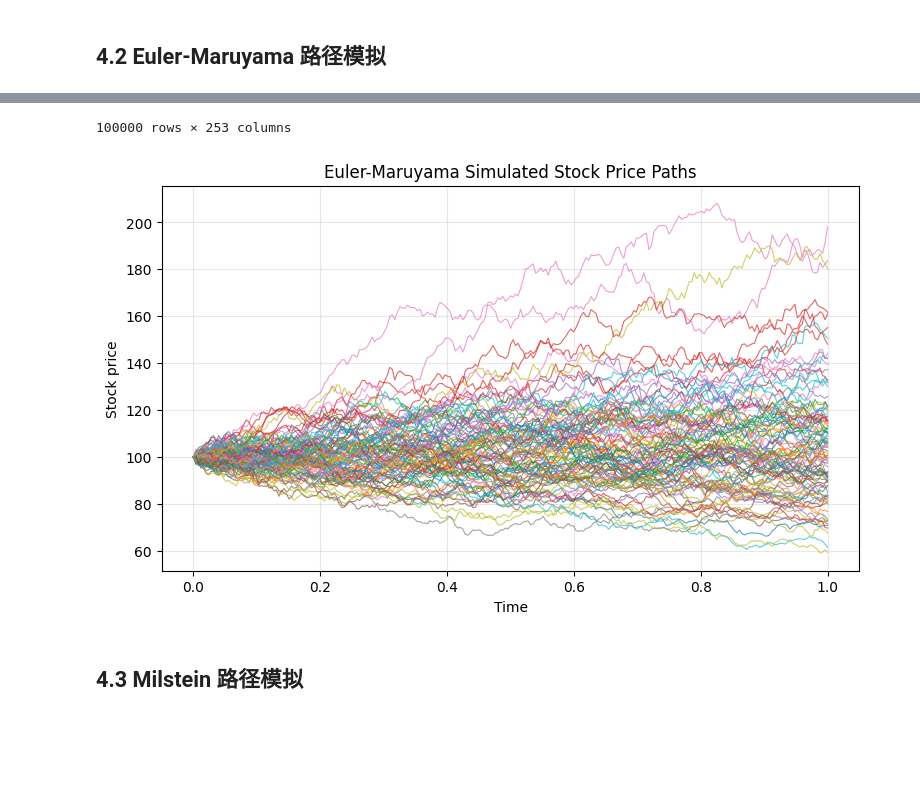
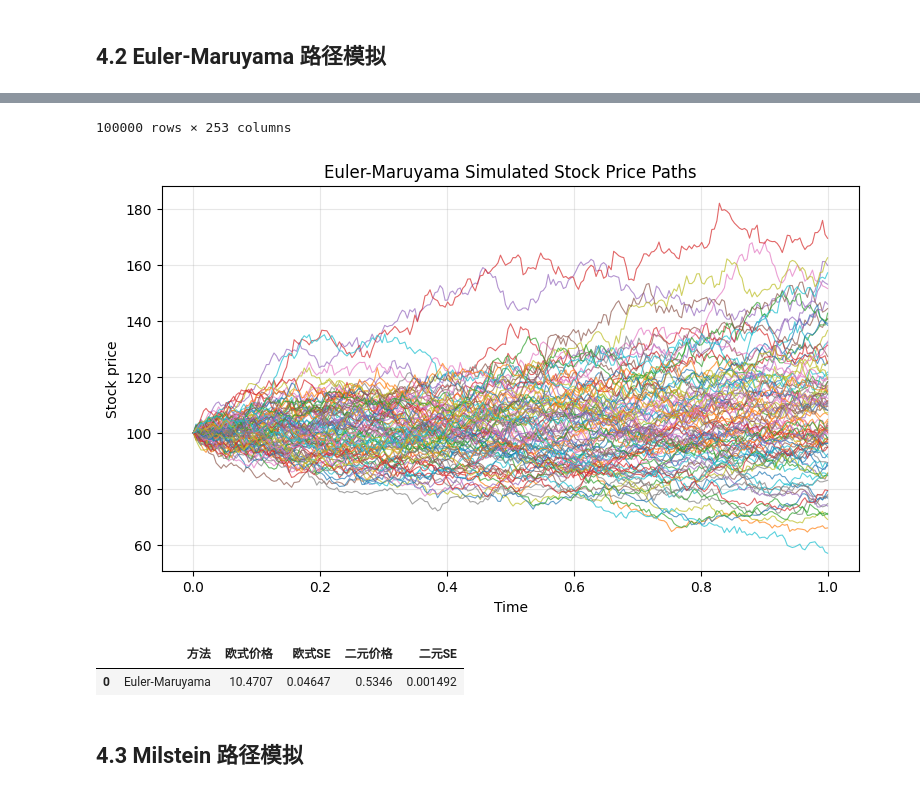
Before and after one commit to xption/CQFLearning, a Jupyter notebook: Exam2/Answer.ipynb, the cells around one changed output, grey strips where cells are left out. Saved outputs shown, nothing was run; the diff lists cells and outputs as text; code cells hidden in the pictures; blank space fills up the shorter version.

```diff
--- a/Exam2/Answer.ipynb
+++ b/Exam2/Answer.ipynb
@@ -180,6 +180,13 @@ def price_options_from_terminal_stock(S_T):
     euro_price, euro_se = monte_carlo_pricing(S_T, "european", strike=K, rate=r, maturity=T)
     binary_price, binary_se = monte_carlo_pricing(S_T, "binary", strike=K, rate=r, maturity=T)
     return euro_price, euro_se, binary_price, binary_se
+
+def make_single_method_pricing_table(method_name, euro_price, euro_se, binary_price, binary_se):
+    table = pd.DataFrame(
+        [[method_name, euro_price, euro_se, binary_price, binary_se]],
+        columns=["方法", "欧式价格", "欧式SE", "二元价格", "二元SE"],
+    )
+    return table.round({"欧式价格": 4, "欧式SE": 6, "二元价格": 4, "二元SE": 6})
 # %% [markdown]
 ## 4.1 GBM closed-form solution 路径模拟
 
@@ -211,5 +223,8 @@ euler_paths = simulate_euler_paths(S0, r, sigma, T, baseline_n_paths, baseline_n
 euler_paths_df = pd.DataFrame(euler_paths)
 display(euler_paths_df)
 plot_simulated_paths(euler_paths, "Euler-Maruyama Simulated Stock Price Paths")
+
+euler_euro_price_base, euler_euro_se_base, euler_binary_price_base, euler_binary_se_base = price_options_from_terminal_stock(euler_paths[:, -1])
+display(make_single_method_pricing_table("Euler-Maruyama", euler_euro_price_base, euler_euro_se_base, euler_binary_price_base, euler_binary_se_base))
 # %% [output]
 |  | 0 | 1 | 2 | 3 | 4 | 5 | 6 | 7 | 8 | 9 | ... | ... |
@@ -227,5 +242,7 @@ plot_simulated_paths(euler_paths, "Euler-Maruyama Simulated Stock Price Paths")
 100000 rows × 253 columns
-[figure, old version]
+[figure, new version]
+|  | 方法 | 欧式价格 | 欧式SE | 二元价格 | 二元SE |
+| 0 | Euler-Maruyama | 10.4707 | 0.04647 | 0.5346 | 0.001492 |
 # %% [markdown]
 ## 4.3 Milstein 路径模拟
 # %%
```
Also changed, not shown: parts of 11 cells of this notebook.
